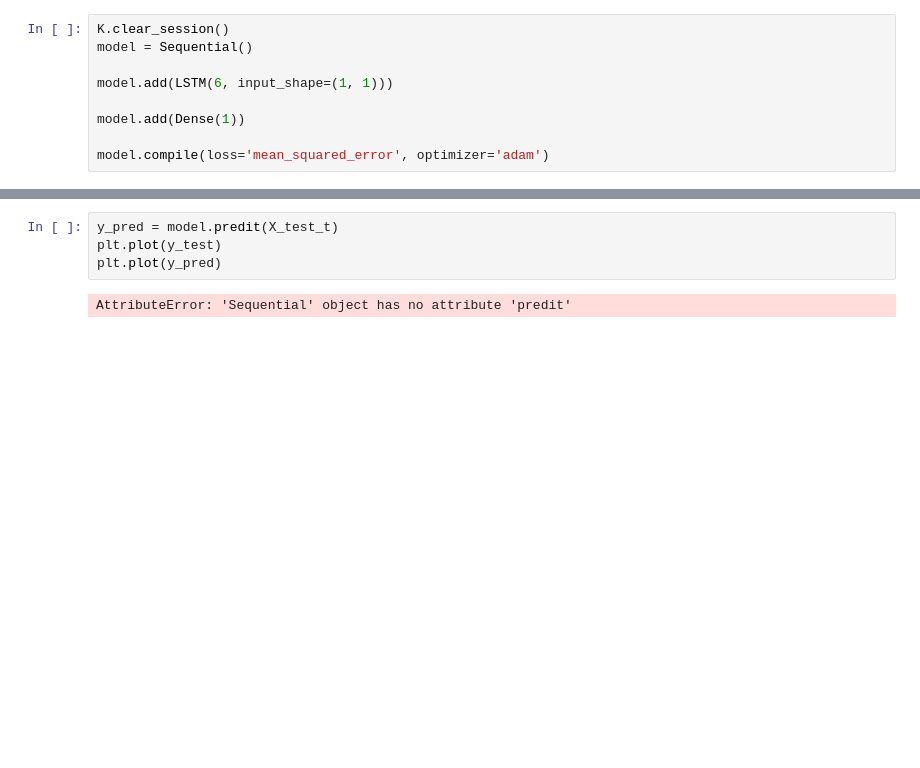
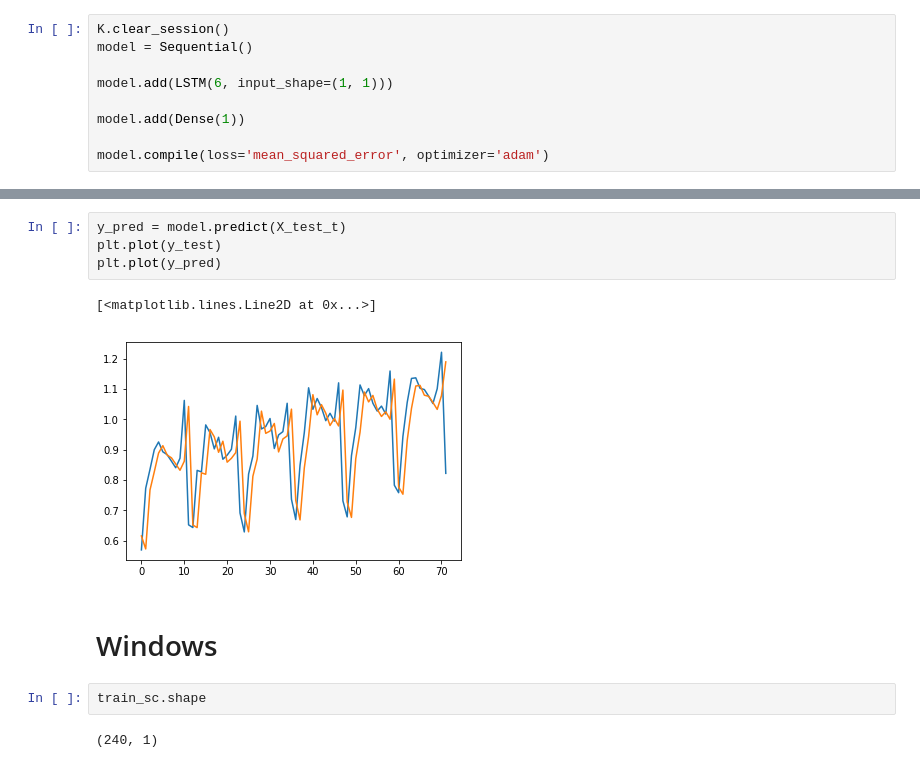
Before and after one commit to JasonShin/keras, a Jupyter notebook: 2. RNN - Time Series.ipynb, the cells around one changed output, grey strips where cells are left out. Saved outputs shown, nothing was run; the diff lists cells and outputs as text; blank space fills up the shorter version.

Commit message:
windows + lstm & windows

```diff
--- a/2. RNN - Time Series.ipynb
+++ b/2. RNN - Time Series.ipynb
@@ -189,7 +189,14 @@ Epoch 00012: early stopping
 <keras.callbacks.History at 0x...>
 # %%
-y_pred = model.predit(X_test_t)
+y_pred = model.predict(X_test_t)
 plt.plot(y_test)
 plt.plot(y_pred)
 # %% [output]
-AttributeError: 'Sequential' object has no attribute 'predit'
+[<matplotlib.lines.Line2D at 0x...>]
+[figure, added]
+# %% [markdown]
+# Windows
+# %%
+train_sc.shape
+# %% [output]
+(240, 1)
```
Also changed, not shown: parts of 18 cells of this notebook.
